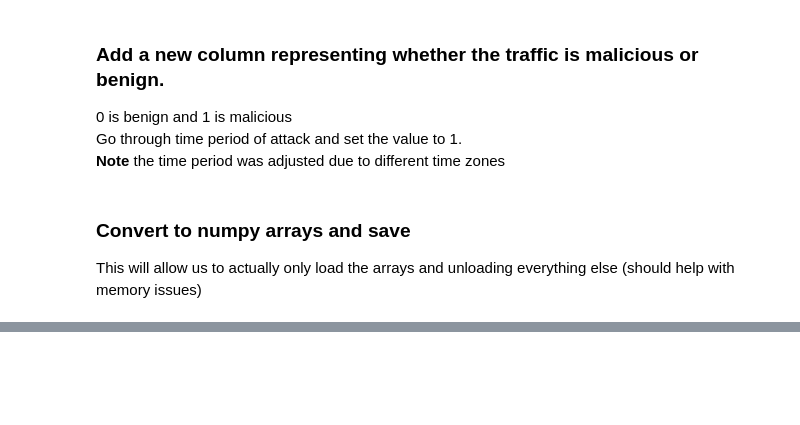
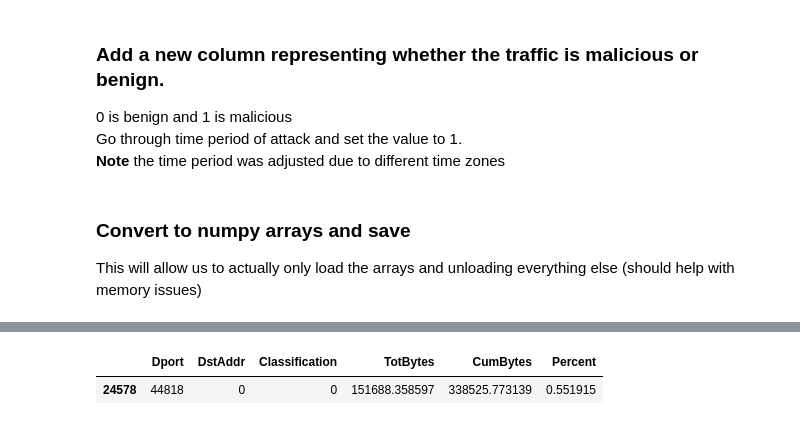
Before and after one commit to MatthewNunes/ICSViz, a Jupyter notebook: SWaT 2017 Data Loader.ipynb, the cells around one changed output, grey strips where cells are left out. Cells and saved outputs as stored; diff of their text form; code cells hidden in the pictures; blank space fills up the shorter version.

Commit message:
Added Physical Data Analysis

```diff
--- a/SWaT 2017 Data Loader.ipynb
+++ b/SWaT 2017 Data Loader.ipynb
@@ -175,7 +176,7 @@ def removeNanRows(dataframe, column_names):
         dataframe = dataframe[dataframe[column].notna()]
     return dataframe
 
-data2017_df = dropChosenColumns(data2017_df, ['TcpOpt', 'Inode', 'SrcWin', 'DstWin', 'dTos', 'dDSb', 'SrcTCPBase', 'DstTCPBase', 'dIpId', 'dHops', 'dTtl'])
+data2017_df = dropChosenColumns(data2017_df, ['TcpOpt', 'Inode', 'SrcWin', 'DstWin', 'dTos', 'dDSb', 'SrcTCPBase', 'DstTCPBase', 'dIpId', 'dHops', 'dTtl', 'Seq'])
 data2017_df = removeNanRows(data2017_df, ['Sport', 'Dport', 'sIpId', 'sHops', 'sTtl', 'sDSb'])
 data2017_df = replaceNansWithZero(data2017_df, ['SrcGap', 'DstGap', 'sTos'])
 data2017_df.shape
@@ -358,0 +382,12 @@ save_obj(features, 'features')
+# %%
+data_df = pd.concat([data2017_df, data2019_df])
+grouped_data = data_df.groupby(["Dport", "DstAddr", "Classification"]).agg({'TotBytes':['mean']})
+# %%
+grouped_data.columns = ["TotBytes"]
+grouped_data = grouped_data.reset_index()
+#grouped_data.to_csv("BytesPortAddr.csv", index=False)
+# %%
+grouped_data["CumBytes"] = grouped_data.groupby(['Dport', 'DstAddr'])['TotBytes'].transform('sum')
+grouped_data["Percent"] = grouped_data["TotBytes"] / grouped_data["CumBytes"]
+grouped_data.loc[grouped_data.Classification == 0, "Percent"] = 1 - grouped_data.loc[grouped_data.Classification == 0, "Percent"]
+grouped_data = grouped_data.drop_duplicates(subset=["Dport", "DstAddr"])
@@ -358,0 +396,5 @@ save_obj(features, 'features')
+# %%
+grouped_data[(grouped_data["DstAddr"] == 0) & (grouped_data["Dport"] == 44818)]
+# %% [output]
+|  | Dport | DstAddr | Classification | TotBytes | CumBytes | Percent |
+| 24578 | 44818 | 0 | 0 | 151688.358597 | 338525.773139 | 0.551915 |
```
Also changed, not shown: parts of 10 cells of this notebook, 3 other files.
